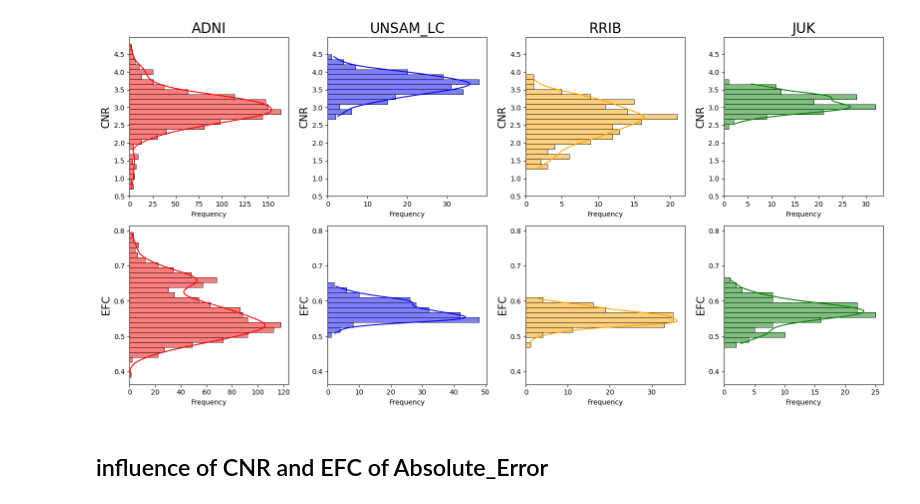
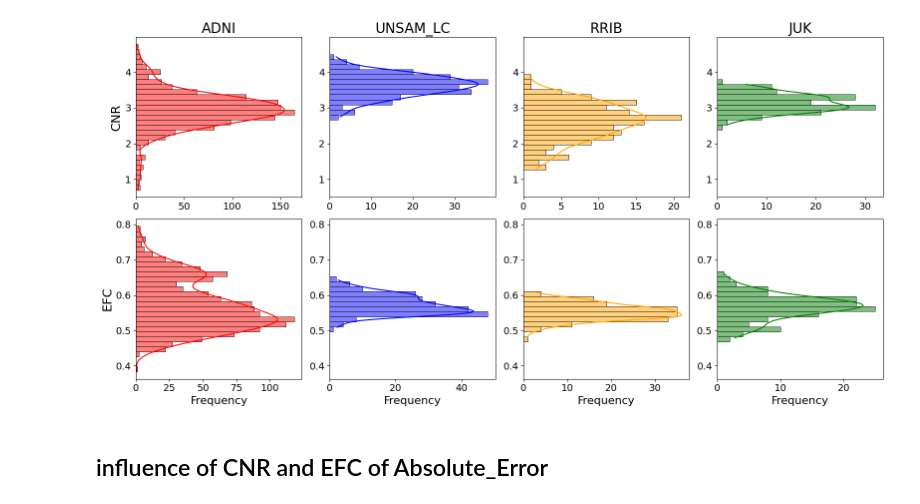
Before and after one commit to mabelzunce/brainage-models-benchmark, a Jupyter notebook: utils/Image_quality_metrics/plot_iqms.ipynb, the cells around one changed output. Drawn from its saved outputs; the diff is of its cells as text; code cells hidden in the pictures.

```diff
--- a/utils/Image_quality_metrics/plot_iqms.ipynb
+++ b/utils/Image_quality_metrics/plot_iqms.ipynb
@@ -16,8 +16,6 @@ iqm_juk = pd.read_csv(JUK)
 iqm_rrib = pd.read_csv(RRIB)
 iqm_adni = pd.read_csv(ADNI)
 # %%
-import numpy as np
-
 # Unir todos los valores de cnr y efc para calcular bins comunes
 all_cnr = np.concatenate([
     iqm_adni['cnr'],
@@ -42,50 +40,54 @@ efc_bins = np.linspace(all_efc.min(), all_efc.max(), num_bins)
 
 # =========================
 #     PLOT CON BINS IGUALES
 # =========================
 
 fig, axes = plt.subplots(2, 4, figsize=(16, 8))
 
 # --- ADNI ---
 sns.histplot(data=iqm_adni, y='cnr', ax=axes[0, 0], kde=True, bins=cnr_bins, color='red')
 axes[0, 0].set_title('ADNI', fontsize=20)
 sns.histplot(data=iqm_adni, y='efc', ax=axes[1, 0], kde=True, bins=efc_bins, color='red')
-axes[0, 0].set_xlabel('Frequency')             # antes era set_ylabel
-axes[1, 0].set_xlabel('Frequency')             # antes era set_ylabel
-axes[1, 0].set_ylabel('EFC', fontsize=15)      # antes era set_xlabel
-axes[0, 0].set_ylabel('CNR', fontsize=15)      # antes era set_xlabel
+axes[0, 0].set_xlabel('')
+axes[1, 0].set_xlabel('Frequency',fontsize=16)
+axes[1, 0].set_ylabel('EFC', fontsize=18)
+axes[0, 0].set_ylabel('CNR', fontsize=18)
 
 # --- UNSAM ---
 sns.histplot(data=iqm_unsam, y='cnr', ax=axes[0, 1], kde=True, bins=cnr_bins, color='blue')
 axes[0, 1].set_title('UNSAM_LC', fontsize=20)
 sns.histplot(data=iqm_unsam, y='efc', ax=axes[1, 1], kde=True, bins=efc_bins, color='blue')
-axes[0, 1].set_xlabel('Frequency')
-axes[1, 1].set_xlabel('Frequency')
-axes[1, 1].set_ylabel('EFC', fontsize=15)
-axes[0, 1].set_ylabel('CNR', fontsize=15)
+axes[0, 1].set_xlabel('')
+axes[1, 1].set_xlabel('Frequency',fontsize=16)
+axes[1, 1].set_ylabel('')
+axes[0, 1].set_ylabel('')
 
 # --- RRIB ---
 sns.histplot(data=iqm_rrib, y='cnr', ax=axes[0, 2], kde=True, bins=cnr_bins, color='orange')
 axes[0, 2].set_title('RRIB', fontsize=20)
 sns.histplot(data=iqm_rrib, y='efc', ax=axes[1, 2], kde=True, bins=efc_bins, color='orange')
-axes[0, 2].set_xlabel('Frequency')
-axes[1, 2].set_xlabel('Frequency')
-axes[1, 2].set_ylabel('EFC', fontsize=15)
-axes[0, 2].set_ylabel('CNR', fontsize=15)
+axes[0, 2].set_xlabel('')
+axes[1, 2].set_xlabel('Frequency',fontsize=16)
+axes[1, 2].set_ylabel('')
+axes[0, 2].set_ylabel('')
 
 # --- JUK ---
 sns.histplot(data=iqm_juk, y='cnr', ax=axes[0, 3], kde=True, bins=cnr_bins, color='green')
 axes[0, 3].set_title('JUK', fontsize=20)
 sns.histplot(data=iqm_juk, y='efc', ax=axes[1, 3], kde=True, bins=efc_bins, color='green')
-axes[0, 3].set_xlabel('Frequency')
-axes[1, 3].set_xlabel('Frequency')
-axes[1, 3].set_ylabel('EFC', fontsize=15)
-axes[0, 3].set_ylabel('CNR', fontsize=15)
+axes[0, 3].set_xlabel('')
+axes[1, 3].set_xlabel('Frequency',fontsize=16)
+axes[1, 3].set_ylabel('')
+axes[0, 3].set_ylabel('')
+
+#aumentar el tamaño de los ticks
+for ax in axes.flatten():
+    ax.tick_params(axis='both', which='major', labelsize=14)
 
 plt.tight_layout()
 plt.show()
 # %% [output]
-[figure, old version]
+[figure, new version]
 # %% [markdown]
 ## influence of CNR and EFC of Absolute_Error
 # %%
```
Also changed, not shown: 5 other files.
